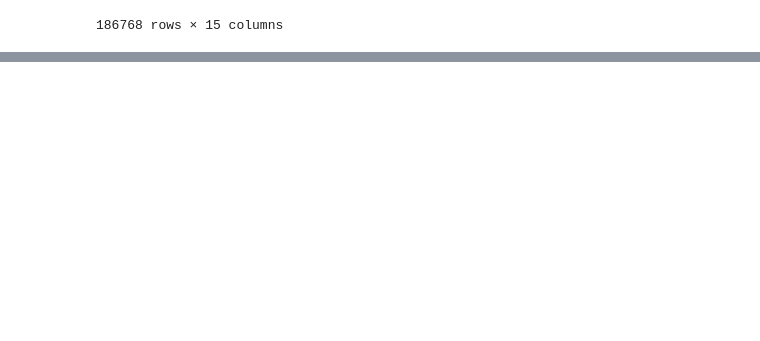
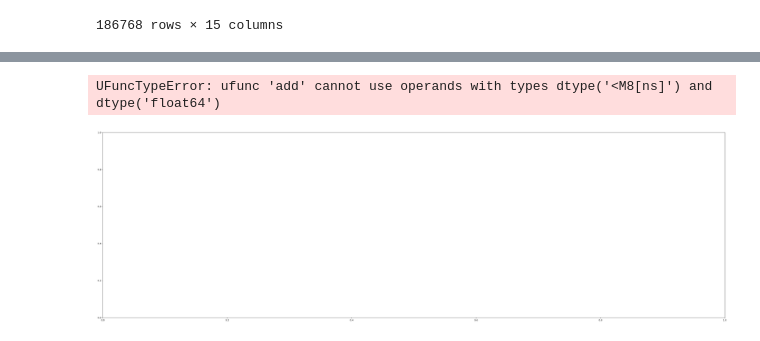
Before and after one commit to rayne-fall/pfda-project, a Jupyter notebook: project.ipynb, the cells around one changed output, grey strips where cells are left out. Saved outputs shown, nothing was run; the diff lists cells and outputs as text; code cells hidden in the pictures; blank space fills up the shorter version.

Commit message:
attempt to plot mean windspeed and trendline

```diff
--- a/project.ipynb
+++ b/project.ipynb
@@ -55,6 +60,7 @@ df
 # drop missing values from windspeed data
 df["wdsp"]= df.loc[:,("wdsp")].replace(' ', np.nan)
 df.dropna(inplace=True)
+df['wdsp']=df['wdsp'].astype(float)
 df["wdsp"]
 # %% [output]
 date
@@ -72,0 +79,5 @@ Name: wdsp, Length: 185772, dtype: object
+# %%
+# calculate mean figures for each numerical column per day
+mean_per_day=df.groupby([df.index]).mean(numeric_only =True)
+# sanity check
+mean_per_day
@@ -72,0 +99,27 @@ Name: wdsp, Length: 185772, dtype: object
+# %%
+# plot windspeed vs date
+fig, ax = plt.subplots(figsize=(50,15))
+
+#mean_per_day['wdsp']=mean_per_day['wdsp'].astype(int)
+wdsp=mean_per_day["wdsp"]
+#mean_per_day.index=mean_per_day.index.astype(float)
+#date=mean_per_day.index
+wdsp=wdsp.to_numpy()
+mean_per_day.index=mean_per_day.index.to_pydatetime() # reference no.4
+#date=date.to_numpy
+
+# define m and c for trendline
+m, c = np.polyfit(mean_per_day.index, wdsp, 2)
+
+# label axes
+ax.set_xlabel("Date")
+ax.set_ylabel("Windspeed (knot)")
+# add title
+ax.set_title("Windspeed over time")
+
+ax.plot(mean_per_day.index, wdsp, "*")
+# plot trendline
+ax.plot(mean_per_day.index, m*mean_per_day.index +c, color = "#c201a4")
+# %% [output]
+UFuncTypeError: ufunc 'add' cannot use operands with types dtype('<M8[ns]') and dtype('float64')
+[figure, added]
```
Also changed, not shown: parts of 5 cells of this notebook, 1 other file.
